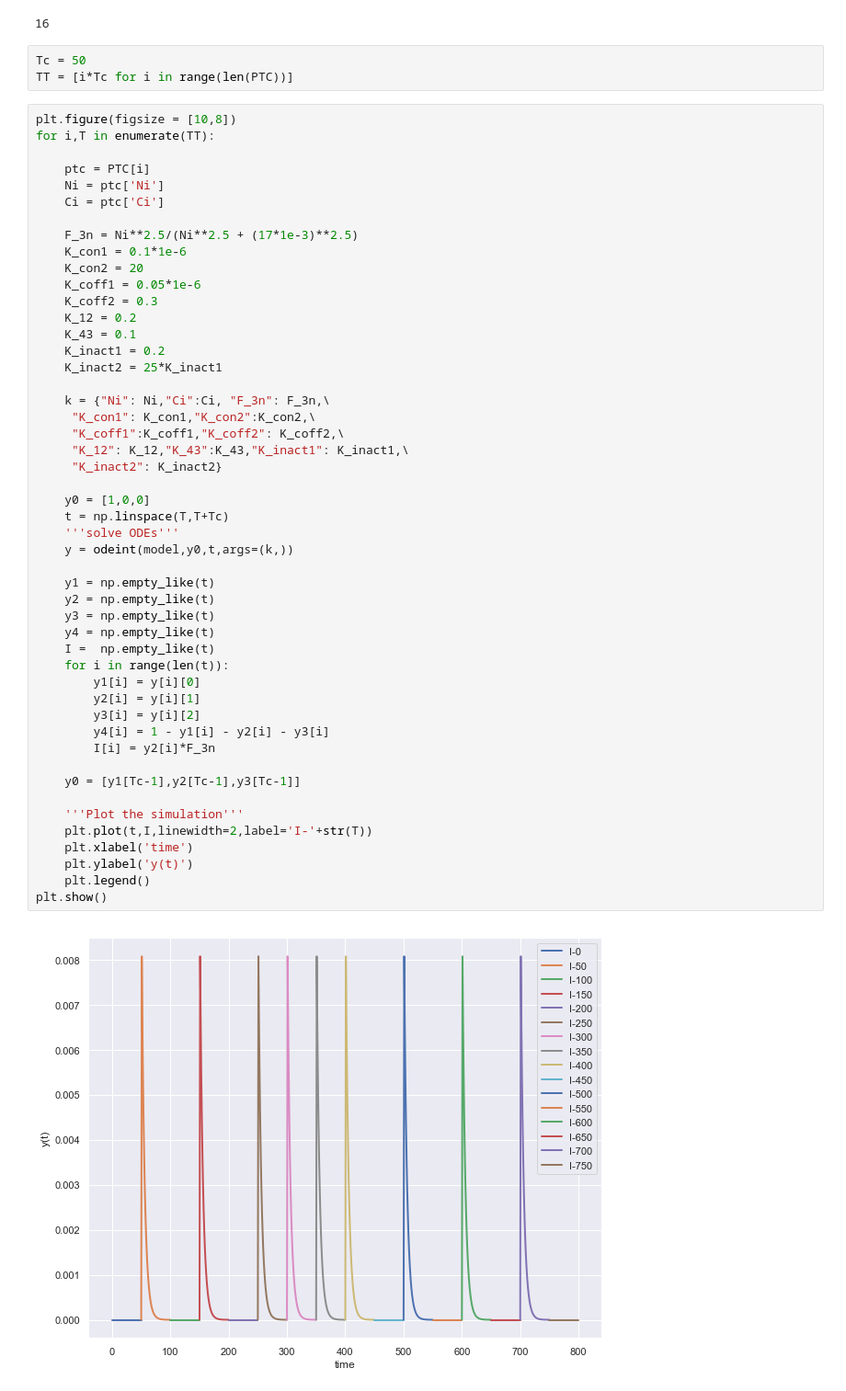
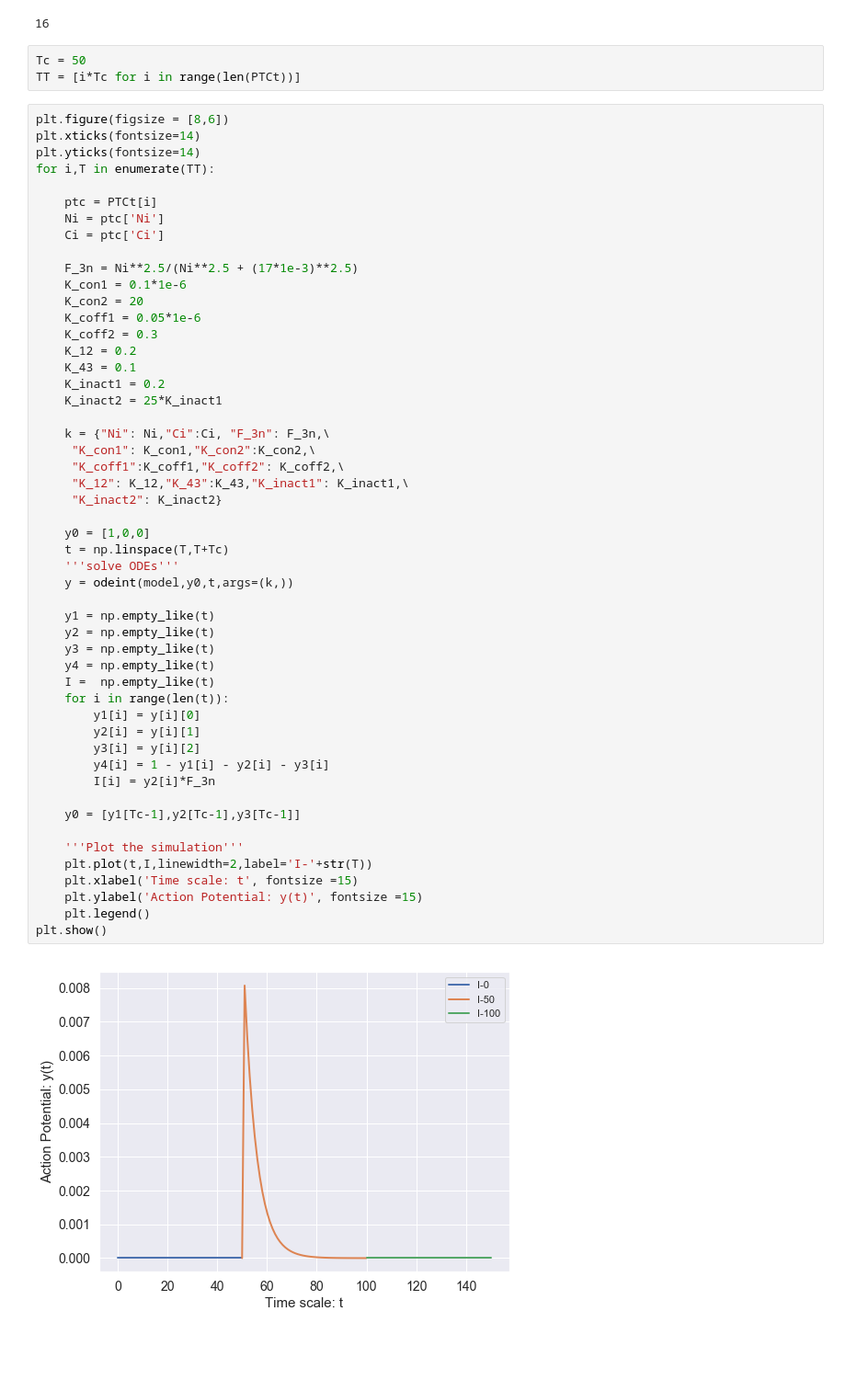
Before and after one commit to pyncx/ncx, a Jupyter notebook: Hill-2019-Test.ipynb, the cells around one changed output. Shown at 92% size. Cells and saved outputs as stored; diff of their text form; blank space fills up the shorter version.

```diff
--- a/Hill-2019-Test.ipynb
+++ b/Hill-2019-Test.ipynb
@@ -172,12 +172,14 @@ len(PTC)
 16
 # %%
 Tc = 50
-TT = [i*Tc for i in range(len(PTC))]
+TT = [i*Tc for i in range(len(PTCt))]
 # %%
-plt.figure(figsize = [10,8])
+plt.figure(figsize = [8,6])
+plt.xticks(fontsize=14)
+plt.yticks(fontsize=14)
 for i,T in enumerate(TT):
 
-    ptc = PTC[i]
+    ptc = PTCt[i]
     Ni = ptc['Ni']
     Ci = ptc['Ci']
 
@@ -194,33 +196,33 @@ for i,T in enumerate(TT):
     k = {"Ni": Ni,"Ci":Ci, "F_3n": F_3n,\
      "K_con1": K_con1,"K_con2":K_con2,\
      "K_coff1":K_coff1,"K_coff2": K_coff2,\
      "K_12": K_12,"K_43":K_43,"K_inact1": K_inact1,\
      "K_inact2": K_inact2}
 
     y0 = [1,0,0]
     t = np.linspace(T,T+Tc)
     '''solve ODEs'''
     y = odeint(model,y0,t,args=(k,))
 
     y1 = np.empty_like(t)
     y2 = np.empty_like(t)
     y3 = np.empty_like(t)
     y4 = np.empty_like(t)
     I =  np.empty_like(t)
     for i in range(len(t)):
         y1[i] = y[i][0]
         y2[i] = y[i][1]
         y3[i] = y[i][2]
         y4[i] = 1 - y1[i] - y2[i] - y3[i]
         I[i] = y2[i]*F_3n
 
     y0 = [y1[Tc-1],y2[Tc-1],y3[Tc-1]]
 
     '''Plot the simulation'''
     plt.plot(t,I,linewidth=2,label='I-'+str(T))
-    plt.xlabel('time')
-    plt.ylabel('y(t)')
+    plt.xlabel('Time scale: t', fontsize =15)
+    plt.ylabel('Action Potential: y(t)', fontsize =15)
     plt.legend()
 plt.show()
 # %% [output]
-[figure, old version]
+[figure, new version]
```
Also changed, not shown: 3 other files.
